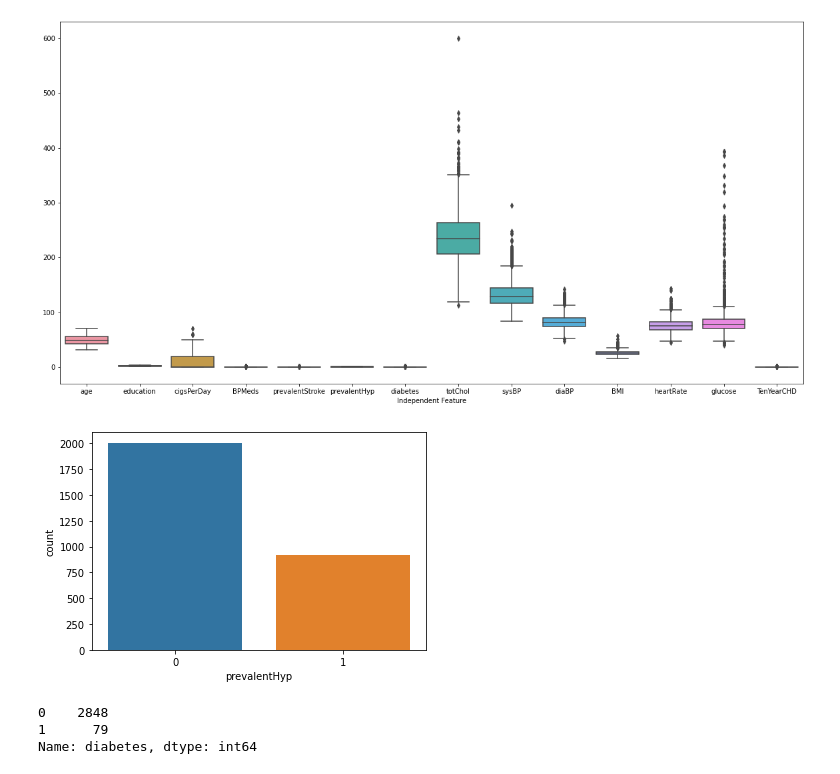
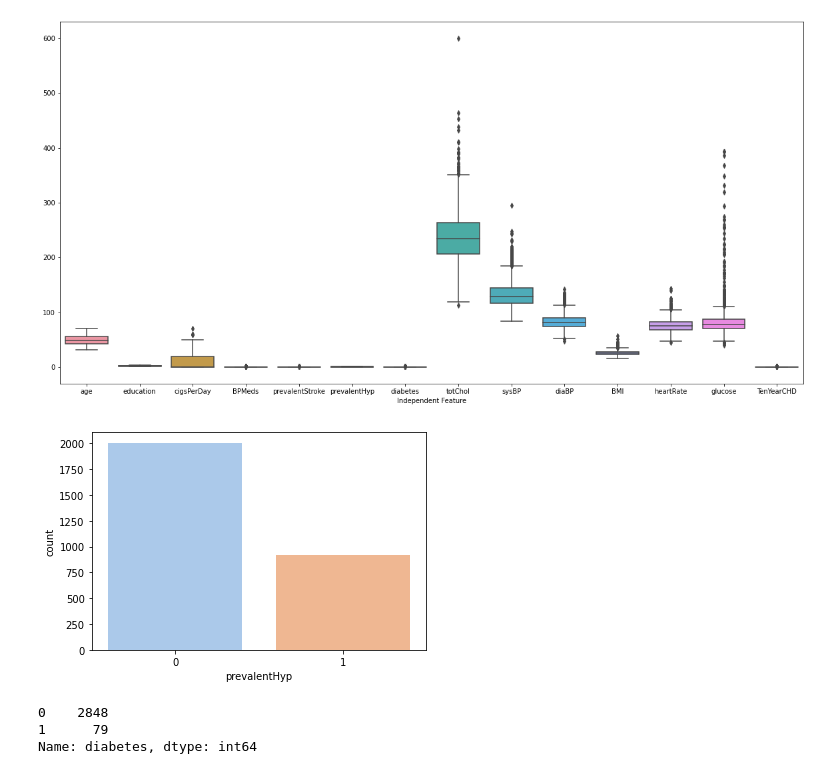
Before and after one commit to ramrakhyaniRiya/Cardiovascular-Risk-Prediction, a Jupyter notebook: CardiovascularRiskPrediction.ipynb, the cells around one changed output. Saved outputs shown, nothing was run; the diff lists cells and outputs as text; code cells hidden in the pictures.

```diff
--- a/CardiovascularRiskPrediction.ipynb
+++ b/CardiovascularRiskPrediction.ipynb
@@ -350,10 +356,10 @@ plt.xlabel('Independent Feature')
 Text(0.5, 0, 'Independent Feature')
 [figure]
 # %%
-sns.countplot(df['prevalentHyp'])
+sns.countplot(df['prevalentHyp'],palette='pastel')
 plt.show()
 # %% [output]
-[figure, old version]
+[figure, new version]
 # %%
 diabetics = df['diabetes'].value_counts()
 diabetics
```
Also changed, not shown: parts of 34 cells of this notebook.
